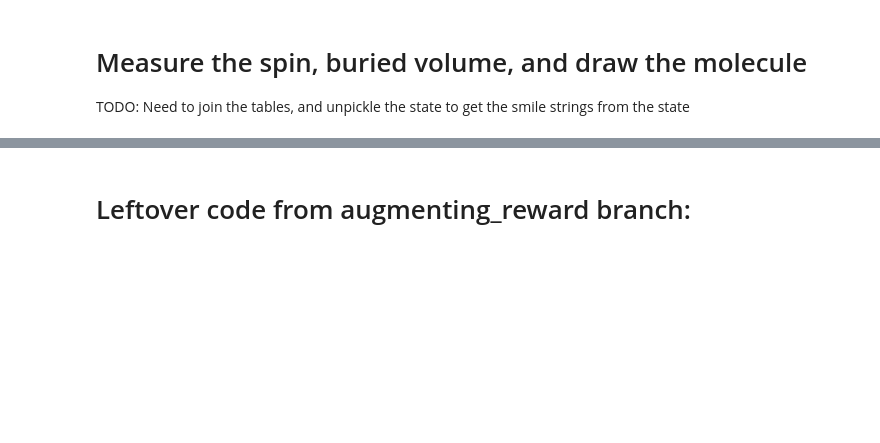
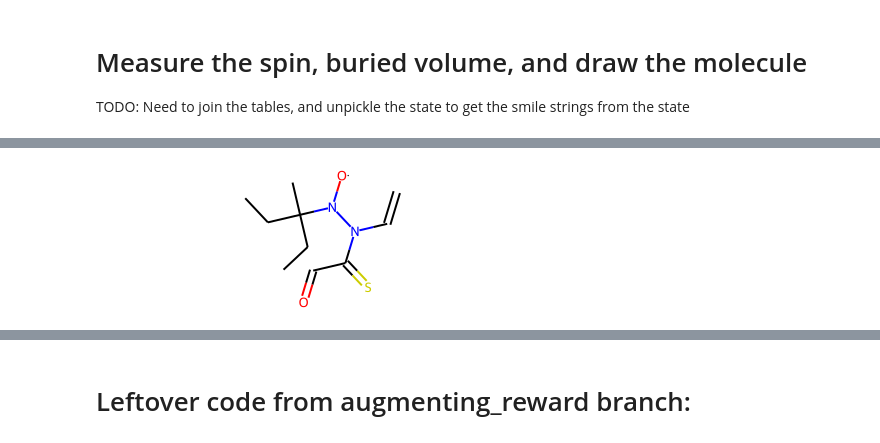
Before and after one commit to NREL/rlmolecule, a Jupyter notebook: examples/stable_radical_optimization/notebooks/monitor_progress.ipynb, the cells around one changed output, grey strips where cells are left out. Saved outputs shown, nothing was run; the diff lists cells and outputs as text; code cells hidden in the pictures; blank space fills up the shorter version.

```diff
--- a/examples/stable_radical_optimization/notebooks/monitor_progress.ipynb
+++ b/examples/stable_radical_optimization/notebooks/monitor_progress.ipynb
@@ -104,3 +185,8 @@ Draw.MolsToGridImage(mols, subImgSize=(250,250))
+# %%
+mol = rdkit.Chem.MolFromSmiles('C=CN(C(=S)C=O)N([O])C(C)(CC)CC')
+mol
+# %% [output]
+[figure, added]
 # %%
 # Code for raster image drawing
 import rdkit
```
Also changed, not shown: parts of 23 cells of this notebook, 7 other files.
